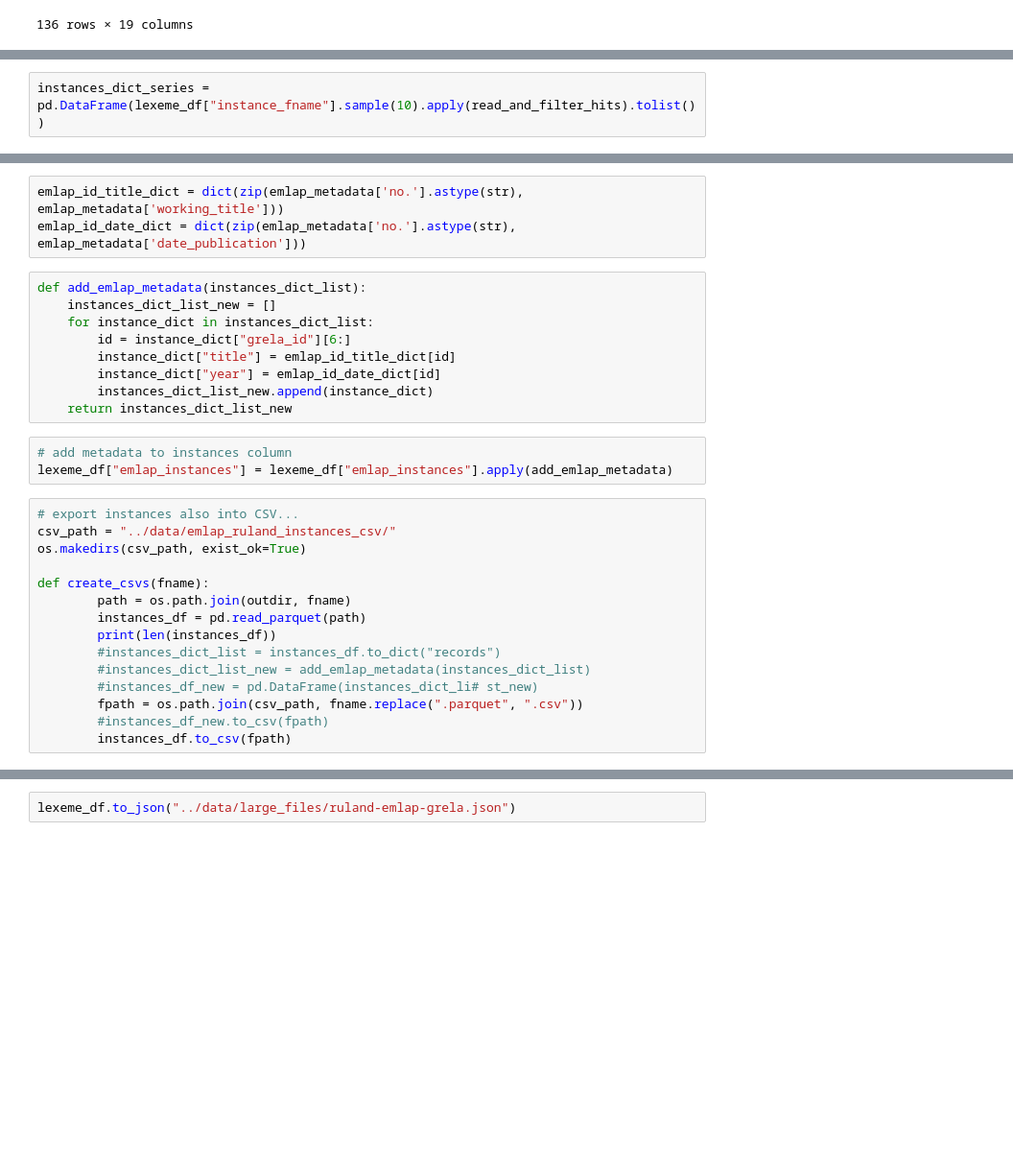
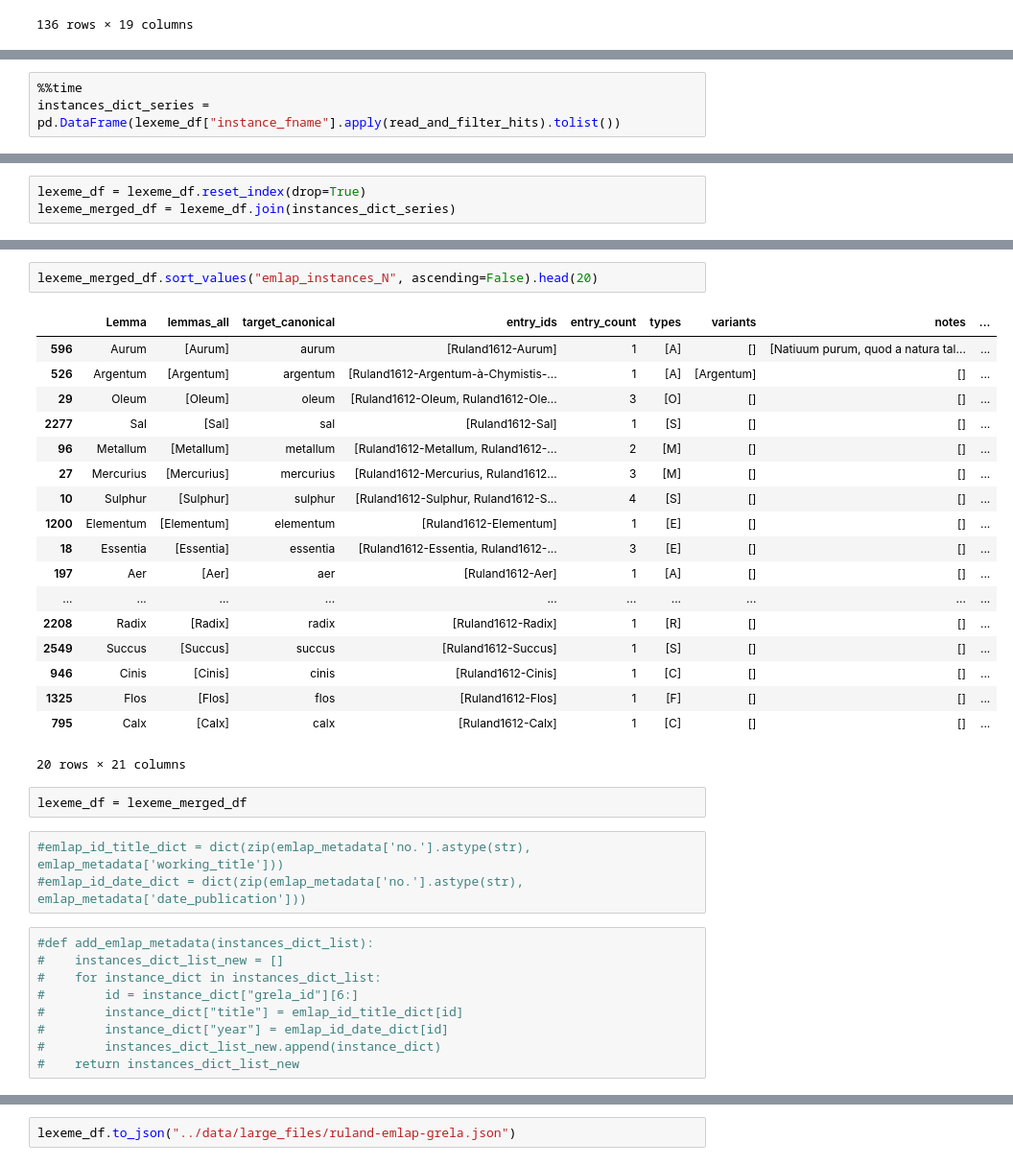
Before and after one commit to CCS-ZCU/dictionary-emlap, a Jupyter notebook: scripts/2-ruland-in-emlap.ipynb, the cells around one changed output, grey strips where cells are left out. Shown at 96% size. Drawn from its saved outputs; the diff is of its cells as text; blank space fills up the shorter version.

```diff
--- a/scripts/2-ruland-in-emlap.ipynb
+++ b/scripts/2-ruland-in-emlap.ipynb
@@ -403,4 +403,5 @@ def read_and_filter_hits(fname):
     except Exception:
         return {"noscemus_instances_N": 0, "cc_instances_N": 0, "emlap_instances_N": 0, "emlap_instances": []}
 # %%
-instances_dict_series = pd.DataFrame(lexeme_df["instance_fname"].sample(10).apply(read_and_filter_hits).tolist())
+%%time
+instances_dict_series = pd.DataFrame(lexeme_df["instance_fname"].apply(read_and_filter_hits).tolist())
@@ -430,0 +411,3 @@ instances_dict_series
+# %%
+lexeme_df = lexeme_df.reset_index(drop=True)
+lexeme_merged_df = lexeme_df.join(instances_dict_series)
@@ -431,30 +430,35 @@ instances_dict_series
+# %%
+lexeme_merged_df.sort_values("emlap_instances_N", ascending=False).head(20)
+# %% [output]
+|  | Lemma | lemmas_all | target_canonical | entry_ids | entry_count | types | variants | notes | ... |
+| 596 | Aurum | [Aurum] | aurum | [Ruland1612-Aurum] | 1 | [A] | [] | [Natiuum purum, quod a natura tal... | ... |
+| 526 | Argentum | [Argentum] | argentum | [Ruland1612-Argentum-à-Chymistis-... | 1 | [A] | [Argentum] | [] | ... |
+| 29 | Oleum | [Oleum] | oleum | [Ruland1612-Oleum, Ruland1612-Ole... | 3 | [O] | [] | [] | ... |
+| 2277 | Sal | [Sal] | sal | [Ruland1612-Sal] | 1 | [S] | [] | [] | ... |
+| 96 | Metallum | [Metallum] | metallum | [Ruland1612-Metallum, Ruland1612-... | 2 | [M] | [] | [] | ... |
+| 27 | Mercurius | [Mercurius] | mercurius | [Ruland1612-Mercurius, Ruland1612... | 3 | [M] | [] | [] | ... |
+| 10 | Sulphur | [Sulphur] | sulphur | [Ruland1612-Sulphur, Ruland1612-S... | 4 | [S] | [] | [] | ... |
+| 1200 | Elementum | [Elementum] | elementum | [Ruland1612-Elementum] | 1 | [E] | [] | [] | ... |
+| 18 | Essentia | [Essentia] | essentia | [Ruland1612-Essentia, Ruland1612-... | 3 | [E] | [] | [] | ... |
+| 197 | Aer | [Aer] | aer | [Ruland1612-Aer] | 1 | [A] | [] | [] | ... |
+| ... | ... | ... | ... | ... | ... | ... | ... | ... | ... |
+| 2208 | Radix | [Radix] | radix | [Ruland1612-Radix] | 1 | [R] | [] | [] | ... |
+| 2549 | Succus | [Succus] | succus | [Ruland1612-Succus] | 1 | [S] | [] | [] | ... |
+| 946 | Cinis | [Cinis] | cinis | [Ruland1612-Cinis] | 1 | [C] | [] | [] | ... |
+| 1325 | Flos | [Flos] | flos | [Ruland1612-Flos] | 1 | [F] | [] | [] | ... |
+| 795 | Calx | [Calx] | calx | [Ruland1612-Calx] | 1 | [C] | [] | [] | ... |
+20 rows × 21 columns
+# %%
+lexeme_df = lexeme_merged_df
 # %%
-emlap_id_title_dict = dict(zip(emlap_metadata['no.'].astype(str), emlap_metadata['working_title']))
-emlap_id_date_dict = dict(zip(emlap_metadata['no.'].astype(str), emlap_metadata['date_publication']))
+#emlap_id_title_dict = dict(zip(emlap_metadata['no.'].astype(str), emlap_metadata['working_title']))
+#emlap_id_date_dict = dict(zip(emlap_metadata['no.'].astype(str), emlap_metadata['date_publication']))
 # %%
-def add_emlap_metadata(instances_dict_list):
-    instances_dict_list_new = []
-    for instance_dict in instances_dict_list:
-        id = instance_dict["grela_id"][6:]
-        instance_dict["title"] = emlap_id_title_dict[id]
-        instance_dict["year"] = emlap_id_date_dict[id]
-        instances_dict_list_new.append(instance_dict)
-    return instances_dict_list_new
+#def add_emlap_metadata(instances_dict_list):
+#    instances_dict_list_new = []
+#    for instance_dict in instances_dict_list:
+#        id = instance_dict["grela_id"][6:]
+#        instance_dict["title"] = emlap_id_title_dict[id]
+#        instance_dict["year"] = emlap_id_date_dict[id]
+#        instances_dict_list_new.append(instance_dict)
+#    return instances_dict_list_new
-# %%
-# add metadata to instances column
-lexeme_df["emlap_instances"] = lexeme_df["emlap_instances"].apply(add_emlap_metadata)
-# %%
-# export instances also into CSV...
-csv_path = "../data/emlap_ruland_instances_csv/"
-os.makedirs(csv_path, exist_ok=True)
-
-def create_csvs(fname):
-        path = os.path.join(outdir, fname)
-        instances_df = pd.read_parquet(path)
-        print(len(instances_df))
-        #instances_dict_list = instances_df.to_dict("records")
-        #instances_dict_list_new = add_emlap_metadata(instances_dict_list)
-        #instances_df_new = pd.DataFrame(instances_dict_li# st_new)
-        fpath = os.path.join(csv_path, fname.replace(".parquet", ".csv"))
-        #instances_df_new.to_csv(fpath)
-        instances_df.to_csv(fpath)
```
Also changed, not shown: parts of 20 cells of this notebook, 1 other file.
